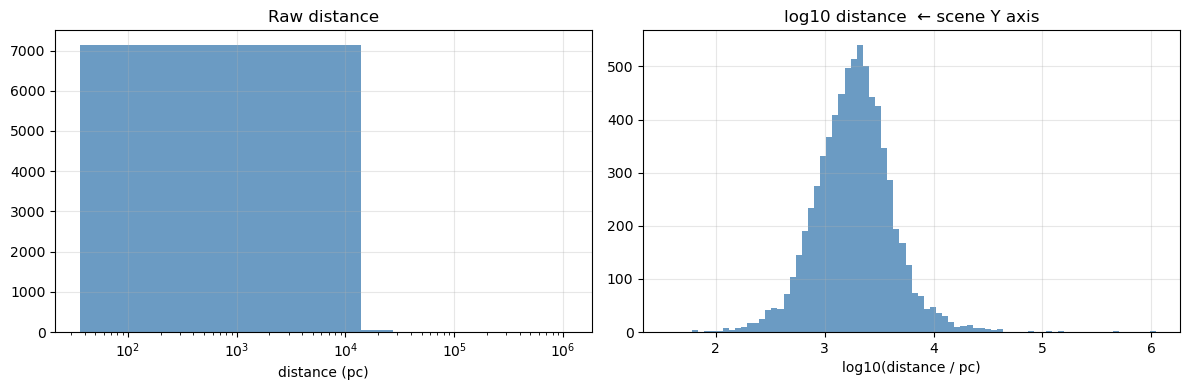
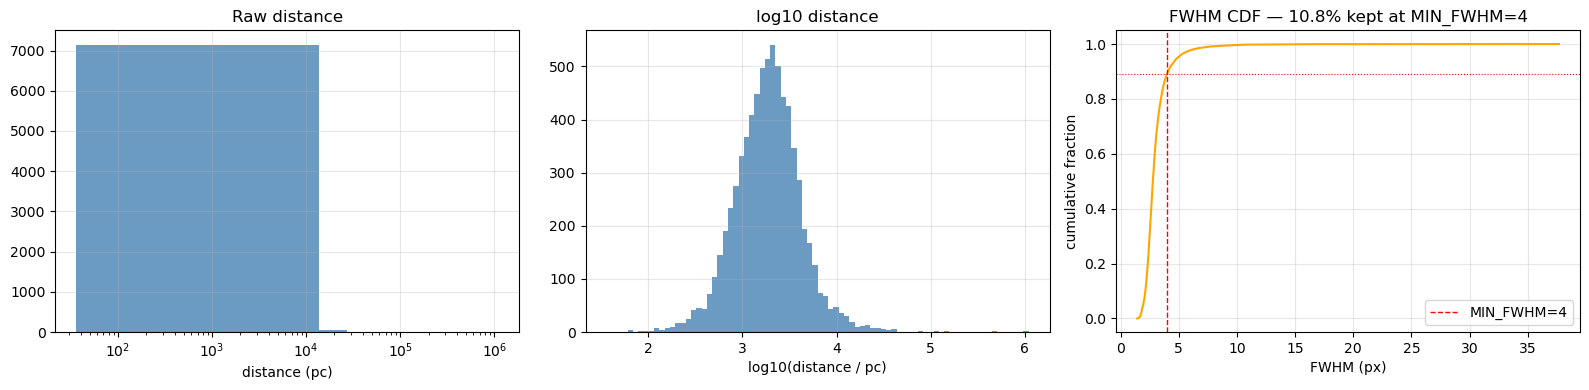
Unified diff of the notebook cell whose output changed from the first chart to the second:
--- before
+++ after
@@ -17,5 +17,6 @@
     print(f"  p{p:2d}: {v:>10.1f} pc   log10={np.log10(v):.3f}")
 
-fig, axes = plt.subplots(1, 2, figsize=(12, 4))
+fig, axes = plt.subplots(1, 3, figsize=(16, 4))
+
 axes[0].hist(dist_pc, bins=80, color='steelblue', alpha=0.8)
 axes[0].set_xlabel("distance (pc)")
@@ -23,8 +24,25 @@
 axes[0].set_title("Raw distance")
 axes[0].grid(True, alpha=0.3)
+
 axes[1].hist(log_dist, bins=80, color='steelblue', alpha=0.8)
 axes[1].set_xlabel("log10(distance / pc)")
-axes[1].set_title("log10 distance  ← scene Y axis")
+axes[1].set_title("log10 distance")
 axes[1].grid(True, alpha=0.3)
+
+# FWHM cumulative histogram for all stellar sources
+stellar_all = matches[matches["is_stellar"]]
+fwhm_vals = stellar_all["fwhm"].dropna().values
+fwhm_sorted = np.sort(fwhm_vals)
+cdf = np.arange(1, len(fwhm_sorted) + 1) / len(fwhm_sorted)
+axes[2].plot(fwhm_sorted, cdf, color='orange', linewidth=1.5)
+axes[2].axvline(MIN_FWHM, color='red', linestyle='--', linewidth=1, label=f"MIN_FWHM={MIN_FWHM}")
+kept_frac = (fwhm_vals >= MIN_FWHM).mean()
+axes[2].axhline(1 - kept_frac, color='red', linestyle=':', linewidth=0.8)
+axes[2].set_xlabel("FWHM (px)")
+axes[2].set_ylabel("cumulative fraction")
+axes[2].set_title(f"FWHM CDF — {kept_frac*100:.1f}% kept at MIN_FWHM={MIN_FWHM}")
+axes[2].legend()
+axes[2].grid(True, alpha=0.3)
+
 plt.tight_layout()
 plt.show()

Commit: 3d scene fine tuning